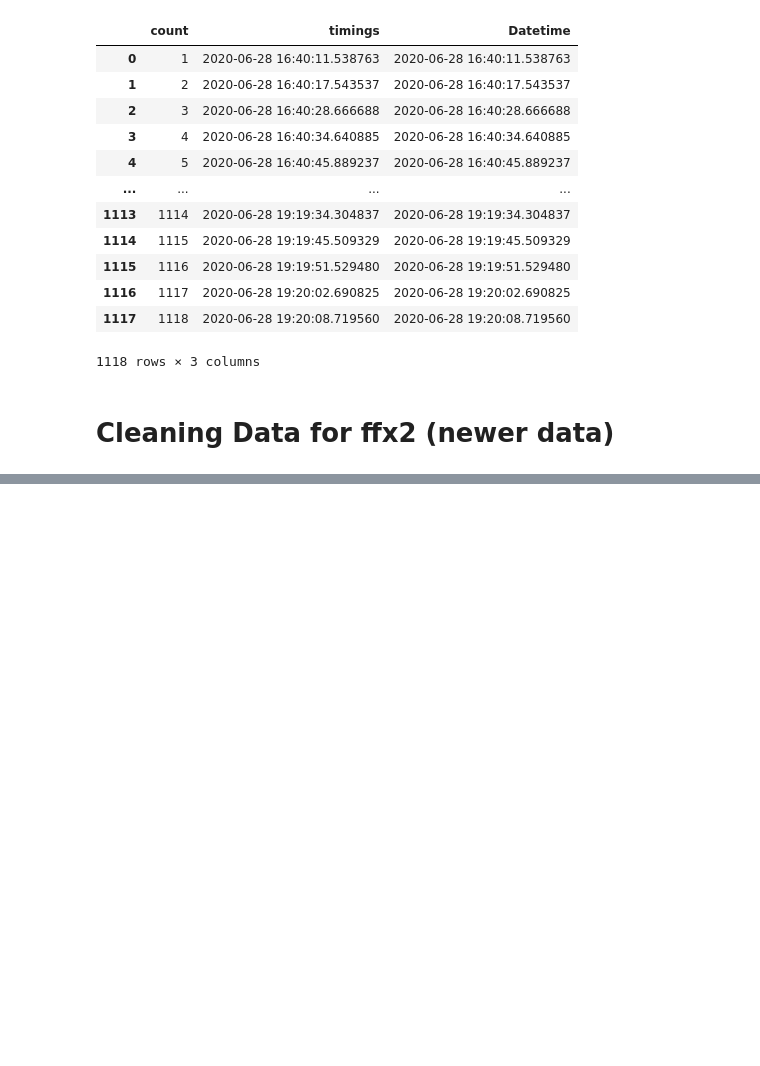
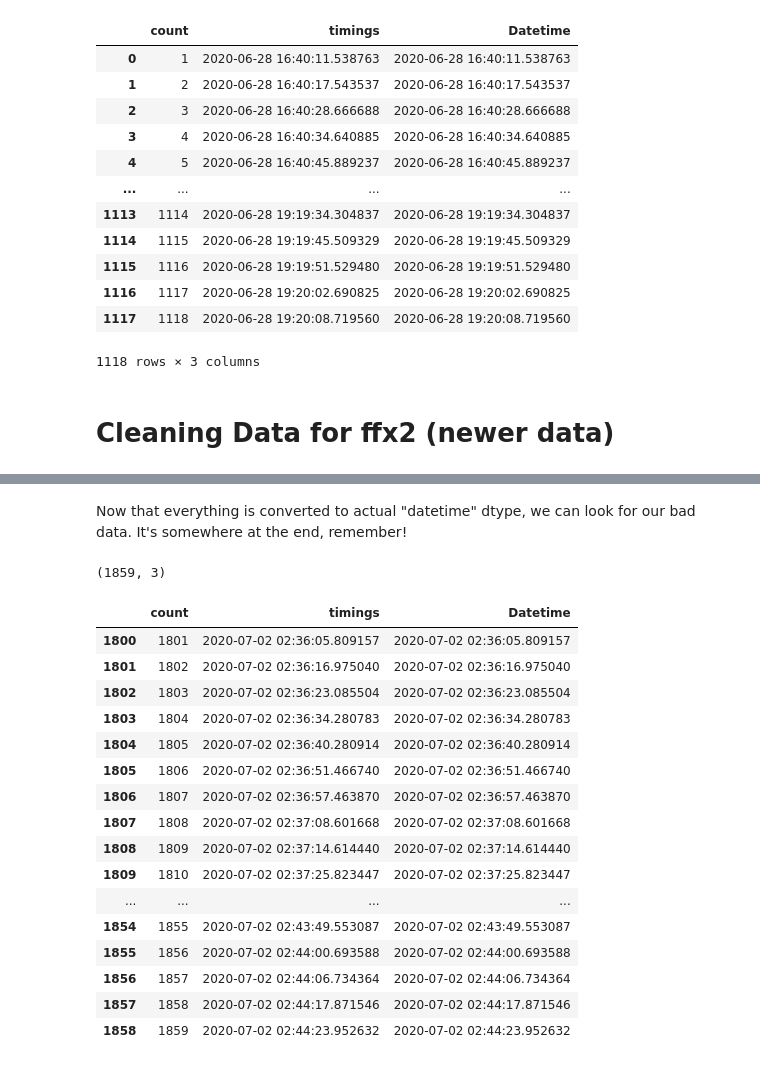
Before and after one commit to aj112358/FFX-Computer-Vision, a Jupyter notebook: FFX_Analysis.ipynb, the cells around one changed output, grey strips where cells are left out. Drawn from its saved outputs; the diff is of its cells as text; code cells hidden in the pictures; blank space fills up the shorter version.

Commit message:
worked on data analysis

```diff
--- a/FFX_Analysis.ipynb
+++ b/FFX_Analysis.ipynb
@@ -287,0 +303,3 @@ ffx_cleaned
+# %%
+ffx2.rename(mapper={" timings": "timings"}, axis=1, inplace=True)
+ffx2.columns
@@ -287,0 +316,2 @@ ffx_cleaned
+# %%
+ffx2["timings"] = ffx2["timings"].apply(lambda string: string[1:])
@@ -287,0 +362,5 @@ ffx_cleaned
+# %%
+ffx2["Datetime"] = pd.to_datetime(ffx2["timings"])
+ffx2.head()
+ffx2["Datetime"][0]
+type(ffx2["Datetime"][0])
@@ -287,0 +376,26 @@ ffx_cleaned
+# %% [markdown]
+Now that everything is converted to actual "datetime" dtype, we can look for our bad data. It's somewhere at the end, remember!
+# %%
+ffx2.shape
+# %% [output]
+(1859, 3)
+# %%
+ffx2[1800:]
+# %% [output]
+|  | count | timings | Datetime |
+| 1800 | 1801 | 2020-07-02 02:36:05.809157 | 2020-07-02 02:36:05.809157 |
+| 1801 | 1802 | 2020-07-02 02:36:16.975040 | 2020-07-02 02:36:16.975040 |
+| 1802 | 1803 | 2020-07-02 02:36:23.085504 | 2020-07-02 02:36:23.085504 |
+| 1803 | 1804 | 2020-07-02 02:36:34.280783 | 2020-07-02 02:36:34.280783 |
+| 1804 | 1805 | 2020-07-02 02:36:40.280914 | 2020-07-02 02:36:40.280914 |
+| 1805 | 1806 | 2020-07-02 02:36:51.466740 | 2020-07-02 02:36:51.466740 |
+| 1806 | 1807 | 2020-07-02 02:36:57.463870 | 2020-07-02 02:36:57.463870 |
+| 1807 | 1808 | 2020-07-02 02:37:08.601668 | 2020-07-02 02:37:08.601668 |
+| 1808 | 1809 | 2020-07-02 02:37:14.614440 | 2020-07-02 02:37:14.614440 |
+| 1809 | 1810 | 2020-07-02 02:37:25.823447 | 2020-07-02 02:37:25.823447 |
+| ... | ... | ... | ... |
+| 1854 | 1855 | 2020-07-02 02:43:49.553087 | 2020-07-02 02:43:49.553087 |
+| 1855 | 1856 | 2020-07-02 02:44:00.693588 | 2020-07-02 02:44:00.693588 |
+| 1856 | 1857 | 2020-07-02 02:44:06.734364 | 2020-07-02 02:44:06.734364 |
+| 1857 | 1858 | 2020-07-02 02:44:17.871546 | 2020-07-02 02:44:17.871546 |
+| 1858 | 1859 | 2020-07-02 02:44:23.952632 | 2020-07-02 02:44:23.952632 |
```
Also changed, not shown: parts of 27 cells of this notebook.
